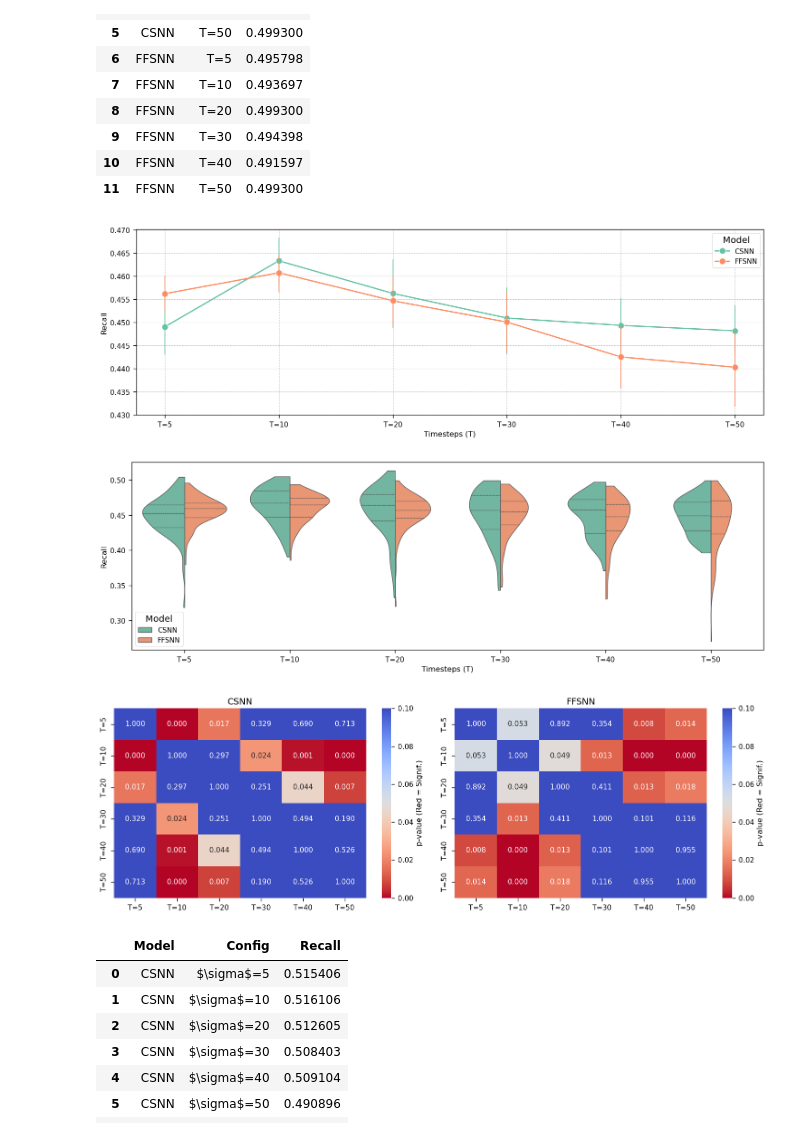
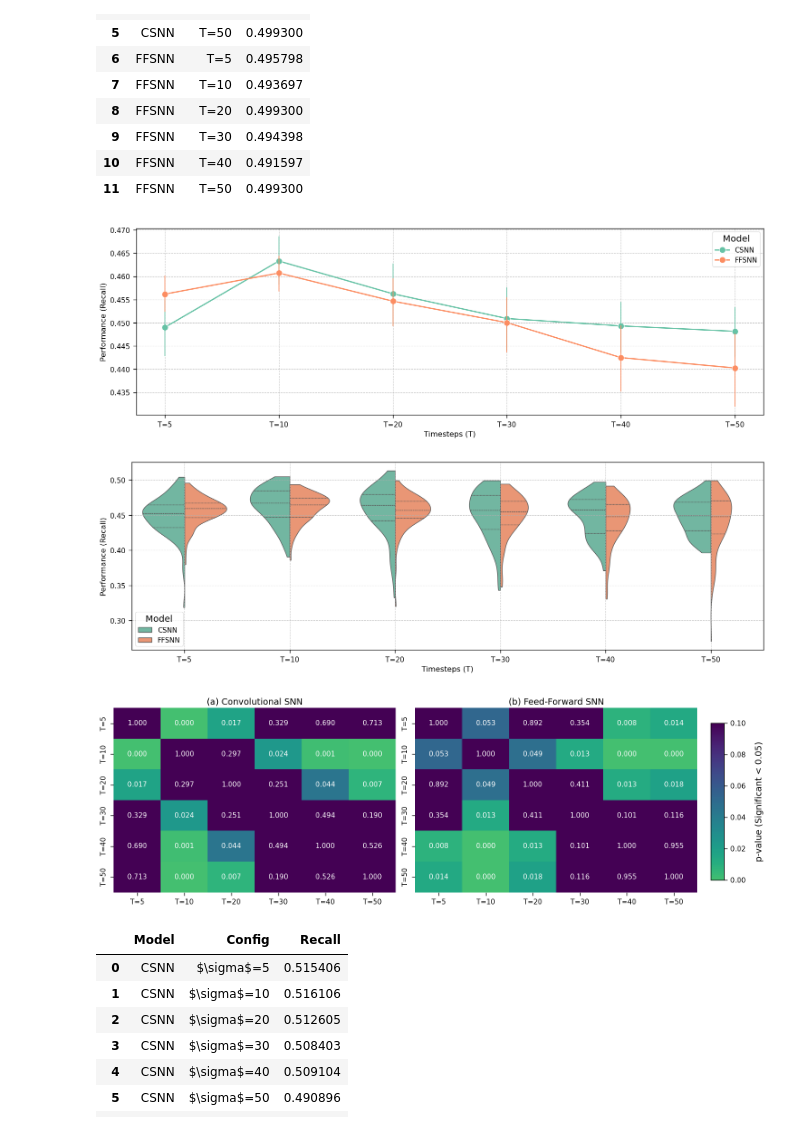
Before and after one commit to dylanperdigao/SNN-Ablation-Optimization, a Jupyter notebook: src/plots.ipynb, the cells around one changed output. Drawn from its saved outputs; the diff is of its cells as text; code cells hidden in the pictures.

Commit message:
plots

```diff
--- a/src/plots.ipynb
+++ b/src/plots.ipynb
@@ -3,6 +3,7 @@ import os
 import sys
 import pandas as pd
 import numpy as np
+import matplotlib.colors as mcolors
 import matplotlib.pyplot as plt
 import seaborn as sns
 from scipy import stats
@@ -19,6 +20,12 @@ plt.rc('xtick', labelsize=11)
 plt.rc('ytick', labelsize=11)
 plt.rc('legend', fontsize=11)
 plt.rc('figure', titlesize=16)
+
+viridis = plt.get_cmap('viridis_r')
+truncated_colors = viridis(np.linspace(0.3, 1.0, 256))
+blue_green_cmap = mcolors.LinearSegmentedColormap.from_list('viridis_truncated', truncated_colors)
+colormap = blue_green_cmap
+
 PATH = os.getcwd()
 sys.path.append(PATH)
 # %%
@@ -238,23 +249,24 @@ max_values
 fig, axes = plt.subplots(1, 1, figsize=(15, 5))
 sns.lineplot(data=df_B, x='Config', y='Recall', hue='Model', marker='o', markersize=10, linewidth=2, err_style="bars")
 plt.xlabel('Timesteps (T)')
-plt.ylabel('Recall')
+plt.ylabel('Performance (Recall)')
 plt.grid(True, linestyle='--', alpha=0.7)
 plt.tight_layout()
-#plt.savefig(os.path.join(PATH, 'plots/exp_b_lineplot.pdf'), dpi=300, bbox_inches='tight', pad_inches=0.1)
+plt.savefig(os.path.join(PATH, 'plots/exp_b_lineplot.pdf'), dpi=300, bbox_inches='tight', pad_inches=0.1)
 plt.show()
 # %% [output]
-[figure, old version]
+[figure, new version]
 # %%
 fig, axes = plt.subplots(1, 1, figsize=(15, 5))
 sns.violinplot(data=df_B, x='Config', y='Recall', hue='Model', split=True, inner="quart", ax=axes, cut=0)
+plt.grid(True, linestyle='--', alpha=0.7)
 axes.set_xlabel('Timesteps (T)')
-axes.set_ylabel('Recall')
+axes.set_ylabel('Performance (Recall)')
 plt.tight_layout()
 plt.savefig(os.path.join(PATH, 'plots/exp_b_violin.pdf'), dpi=300, bbox_inches='tight', pad_inches=0.1)
 plt.show()
 # %% [output]
-[figure, old version]
+[figure, new version]
 # %%
 order_B = ['T=1', 'T=5', 'T=10', 'T=20', 'T=30', 'T=40', 'T=50']
 configs = sorted(df_B['Config'].unique(), key=lambda x: order_B.index(x) if x in order_B else len(order_B))
@@ -263,41 +275,44 @@ p_matrix_ffsnn = np.zeros((len(configs), len(configs)))
 df_B_csnn = df_B[df_B['Model'] == 'CSNN']
 for i, c1 in enumerate(configs):
     for j, c2 in enumerate(configs):
         v1 = df_B_csnn[df_B_csnn['Config'] == c1]['Recall'].dropna()
         v2 = df_B_csnn[df_B_csnn['Config'] == c2]['Recall'].dropna()
         if len(v1) > 0 and len(v2) > 0:
             _, p_val = stats.mannwhitneyu(v1, v2, alternative='two-sided')
             p_matrix_csnn[i, j] = p_val
         else:
             p_matrix_csnn[i, j] = 1.0
 df_B_ffsnn = df_B[df_B['Model'] == 'FFSNN']
 for i, c1 in enumerate(configs):
     for j, c2 in enumerate(configs):
         v1 = df_B_ffsnn[df_B_ffsnn['Config'] == c1]['Recall'].dropna()
         v2 = df_B_ffsnn[df_B_ffsnn['Config'] == c2]['Recall'].dropna()
         if len(v1) > 0 and len(v2) > 0:
             _, p_val = stats.mannwhitneyu(v1, v2, alternative='two-sided')
             p_matrix_ffsnn[i, j] = p_val
         else:
             p_matrix_ffsnn[i, j] = 1.0
 fig, axes = plt.subplots(1, 2, figsize=(15, 5))
 
 sns.heatmap(p_matrix_csnn, xticklabels=configs, yticklabels=configs, annot=True,
-    cmap="coolwarm_r", vmin=0, vmax=0.1, ax=axes[0], fmt=".3f",
-    cbar_kws={'label': 'p-value (Red = Signif.)'}, annot_kws={'size': 11}
+    cmap=colormap, vmin=0, vmax=0.1, ax=axes[0], fmt=".3f", annot_kws={'size': 11}, cbar=False
 )
-axes[0].set_title('CSNN')
+axes[0].set_title('(a) Convolutional SNN')
 
 sns.heatmap(p_matrix_ffsnn, xticklabels=configs, yticklabels=configs, annot=True,
-    cmap="coolwarm_r", vmin=0, vmax=0.1, ax=axes[1], fmt=".3f",
-    cbar_kws={'label': 'p-value (Red = Signif.)'}, annot_kws={'size': 11}
+    cmap=colormap, vmin=0, vmax=0.1, ax=axes[1], fmt=".3f", annot_kws={'size': 11}, cbar=False
 )
-axes[1].set_title('FFSNN')
+axes[1].set_title('(b) Feed-Forward SNN')
+
 plt.tight_layout()
-#plt.savefig(os.path.join(PATH, 'plots/exp_b_stats.pdf'), dpi=300, bbox_inches='tight', pad_inches=0.1)
+fig.subplots_adjust(right=0.9)
+cbar_ax = fig.add_axes([0.92, 0.15, 0.02, 0.7])
+cbar = fig.colorbar(axes[0].collections[0], cax=cbar_ax)
+cbar.set_label(f'p-value (Significant < 0.05)', size=14, labelpad=15)
+plt.savefig(os.path.join(PATH, 'plots/exp_b_stats.pdf'), dpi=300, bbox_inches='tight', pad_inches=0.1)
 plt.show()
 # %% [output]
-[figure, old version]
+[figure, new version]
 # %%
 order_C = ['$\sigma$=1', '$\sigma$=5', '$\sigma$=10', '$\sigma$=20', '$\sigma$=30', '$\sigma$=40', '$\sigma$=50']
 df_C = df_all[df_all['Exp_Group'] == 'Exp C (Slopes)'].copy()
```
Also changed, not shown: parts of 11 cells of this notebook, 14 other files.
